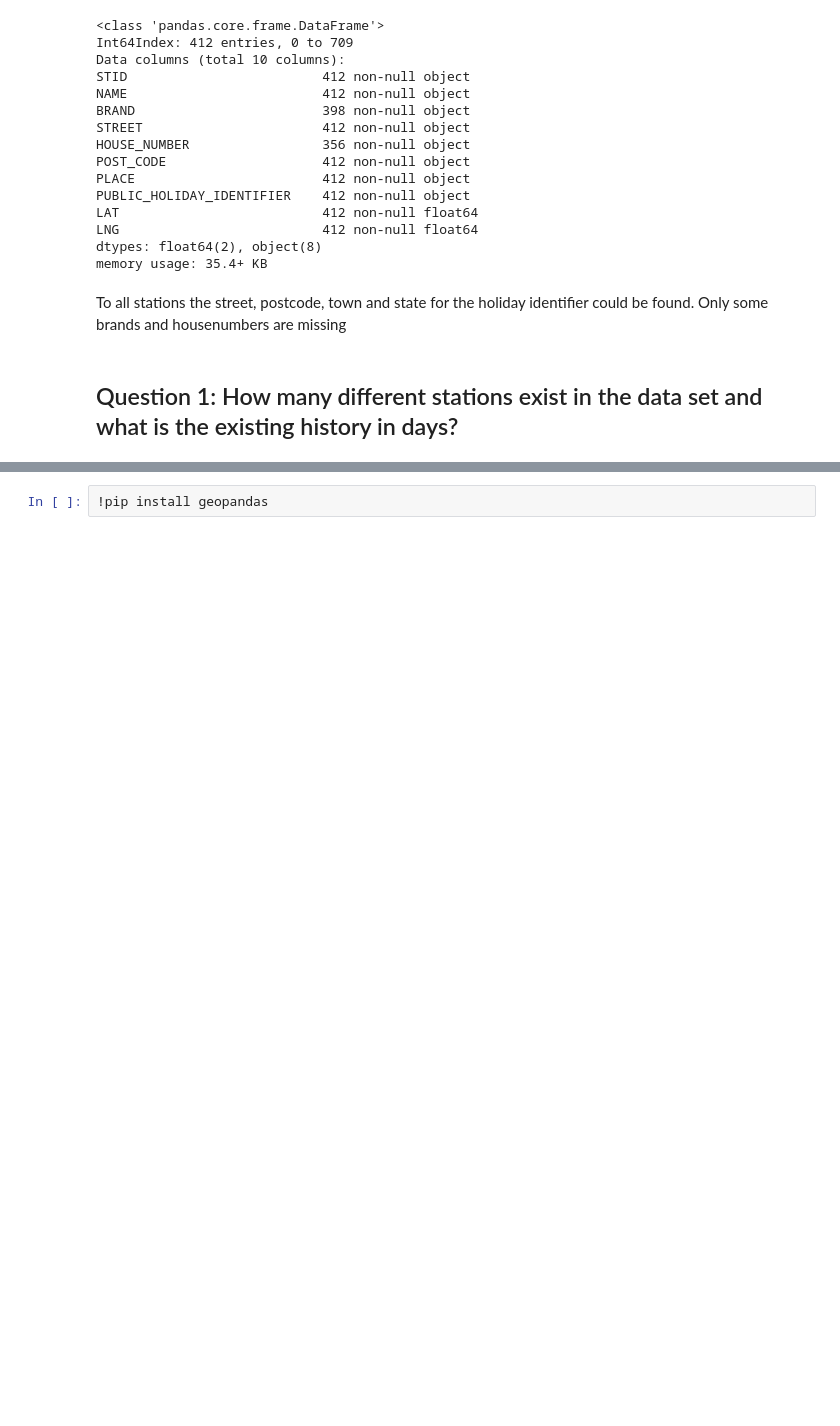
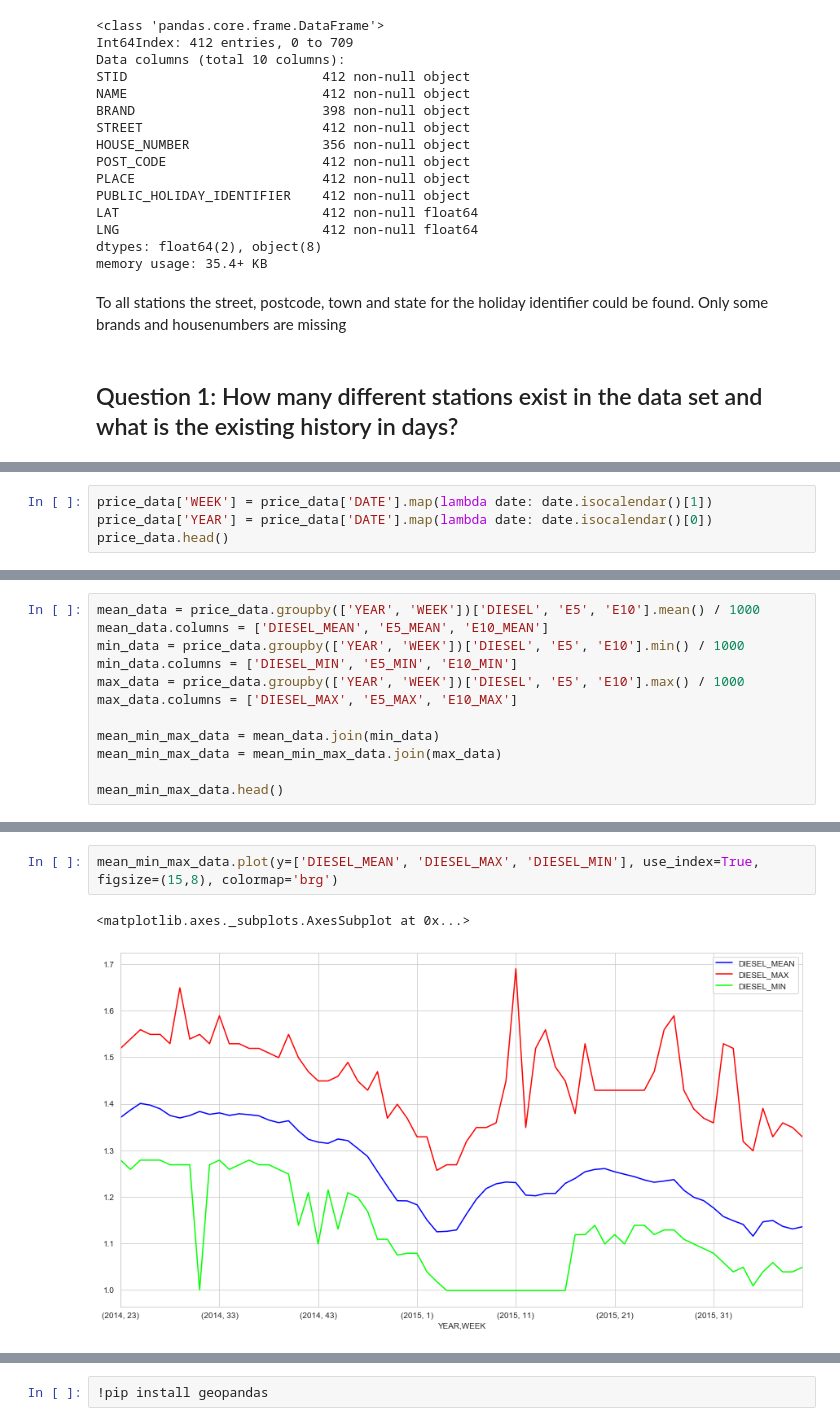
Before and after one commit to ds2019tukl/DS-2019-johannes-schauss, a Jupyter notebook: exercise_1.ipynb, the cells around one changed output, grey strips where cells are left out. Saved outputs shown, nothing was run; the diff lists cells and outputs as text; blank space fills up the shorter version.

```diff
--- a/exercise_1.ipynb
+++ b/exercise_1.ipynb
@@ -391,0 +440,4 @@ unique_stids_station_data = station_data['STID'].unique()
+# %%
+price_data['WEEK'] = price_data['DATE'].map(lambda date: date.isocalendar()[1])
+price_data['YEAR'] = price_data['DATE'].map(lambda date: date.isocalendar()[0])
+price_data.head()
@@ -391,0 +451,12 @@ unique_stids_station_data = station_data['STID'].unique()
+# %%
+mean_data = price_data.groupby(['YEAR', 'WEEK'])['DIESEL', 'E5', 'E10'].mean() / 1000
+mean_data.columns = ['DIESEL_MEAN', 'E5_MEAN', 'E10_MEAN']
+min_data = price_data.groupby(['YEAR', 'WEEK'])['DIESEL', 'E5', 'E10'].min() / 1000
+min_data.columns = ['DIESEL_MIN', 'E5_MIN', 'E10_MIN']
+max_data = price_data.groupby(['YEAR', 'WEEK'])['DIESEL', 'E5', 'E10'].max() / 1000
+max_data.columns = ['DIESEL_MAX', 'E5_MAX', 'E10_MAX']
+
+mean_min_max_data = mean_data.join(min_data)
+mean_min_max_data = mean_min_max_data.join(max_data)
+
+mean_min_max_data.head()
@@ -391,0 +471,5 @@ unique_stids_station_data = station_data['STID'].unique()
+# %%
+mean_min_max_data.plot(y=['DIESEL_MEAN', 'DIESEL_MAX', 'DIESEL_MIN'], use_index=True, figsize=(15,8), colormap='brg')
+# %% [output]
+<matplotlib.axes._subplots.AxesSubplot at 0x...>
+[figure, added]
```
Also changed, not shown: parts of 22 cells of this notebook.
